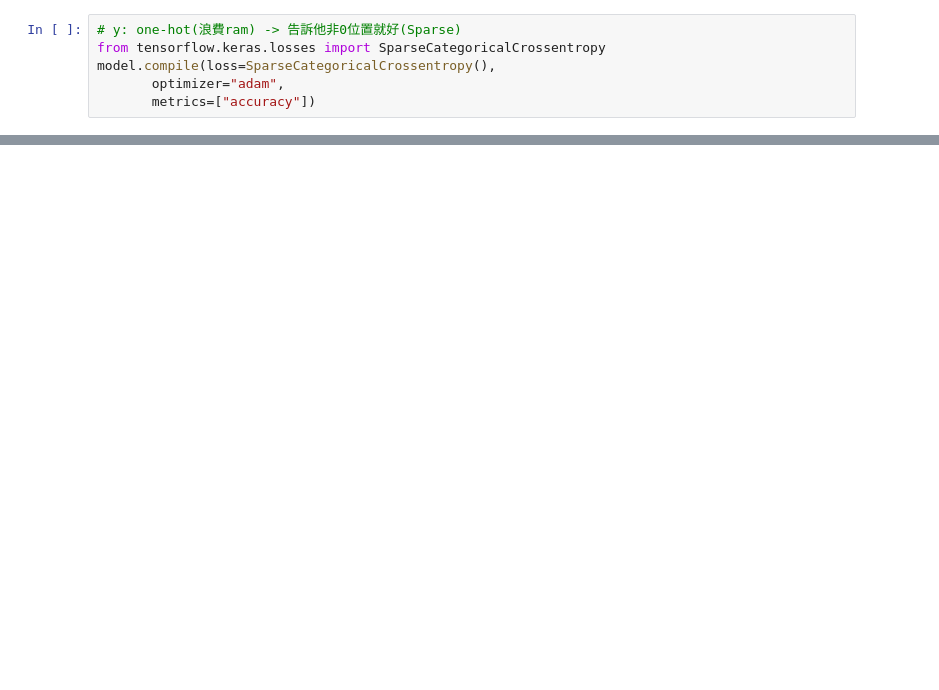
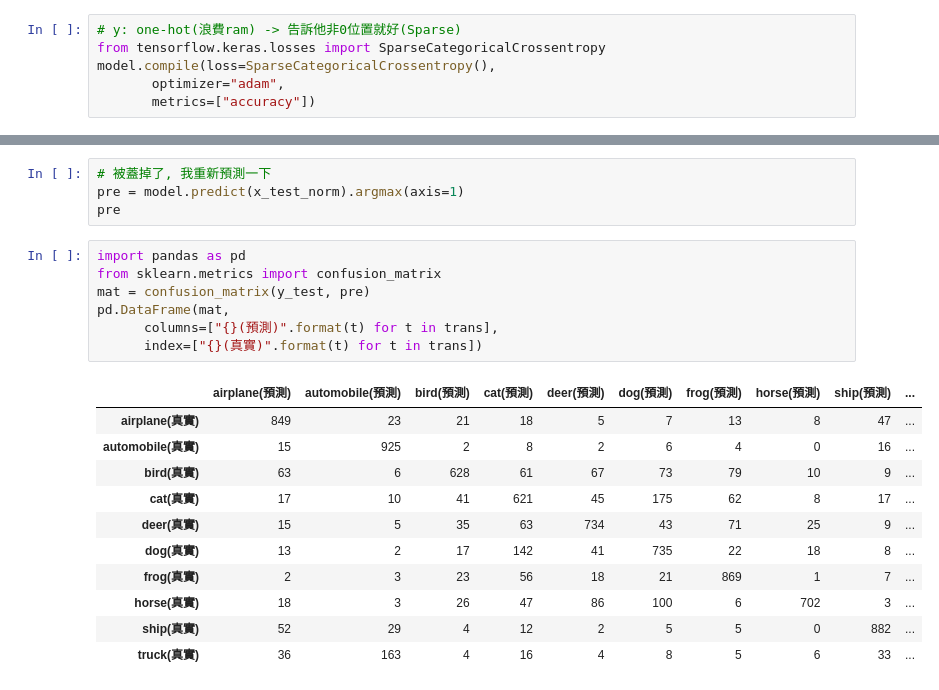
Before and after one commit to Elwing-Chou/tibaml1017, a Jupyter notebook: cnn.ipynb, the cells around one changed output, grey strips where cells are left out. Drawn from its saved outputs; the diff is of its cells as text; blank space fills up the shorter version.

```diff
--- a/cnn.ipynb
+++ b/cnn.ipynb
@@ -240,0 +253,23 @@ for i in range(64):
+# %%
+# 被蓋掉了, 我重新預測一下
+pre = model.predict(x_test_norm).argmax(axis=1)
+pre
+# %%
+import pandas as pd
+from sklearn.metrics import confusion_matrix
+mat = confusion_matrix(y_test, pre)
+pd.DataFrame(mat,
+      columns=["{}(預測)".format(t) for t in trans],
+      index=["{}(真實)".format(t) for t in trans])
+# %% [output]
+|  | airplane(預測) | automobile(預測) | bird(預測) | cat(預測) | deer(預測) | dog(預測) | frog(預測) | horse(預測) | ship(預測) | ... |
+| airplane(真實) | 849 | 23 | 21 | 18 | 5 | 7 | 13 | 8 | 47 | ... |
+| automobile(真實) | 15 | 925 | 2 | 8 | 2 | 6 | 4 | 0 | 16 | ... |
+| bird(真實) | 63 | 6 | 628 | 61 | 67 | 73 | 79 | 10 | 9 | ... |
+| cat(真實) | 17 | 10 | 41 | 621 | 45 | 175 | 62 | 8 | 17 | ... |
+| deer(真實) | 15 | 5 | 35 | 63 | 734 | 43 | 71 | 25 | 9 | ... |
+| dog(真實) | 13 | 2 | 17 | 142 | 41 | 735 | 22 | 18 | 8 | ... |
+| frog(真實) | 2 | 3 | 23 | 56 | 18 | 21 | 869 | 1 | 7 | ... |
+| horse(真實) | 18 | 3 | 26 | 47 | 86 | 100 | 6 | 702 | 3 | ... |
+| ship(真實) | 52 | 29 | 4 | 12 | 2 | 5 | 5 | 0 | 882 | ... |
+| truck(真實) | 36 | 163 | 4 | 16 | 4 | 8 | 5 | 6 | 33 | ... |
```
Also changed, not shown: parts of 11 cells of this notebook.
